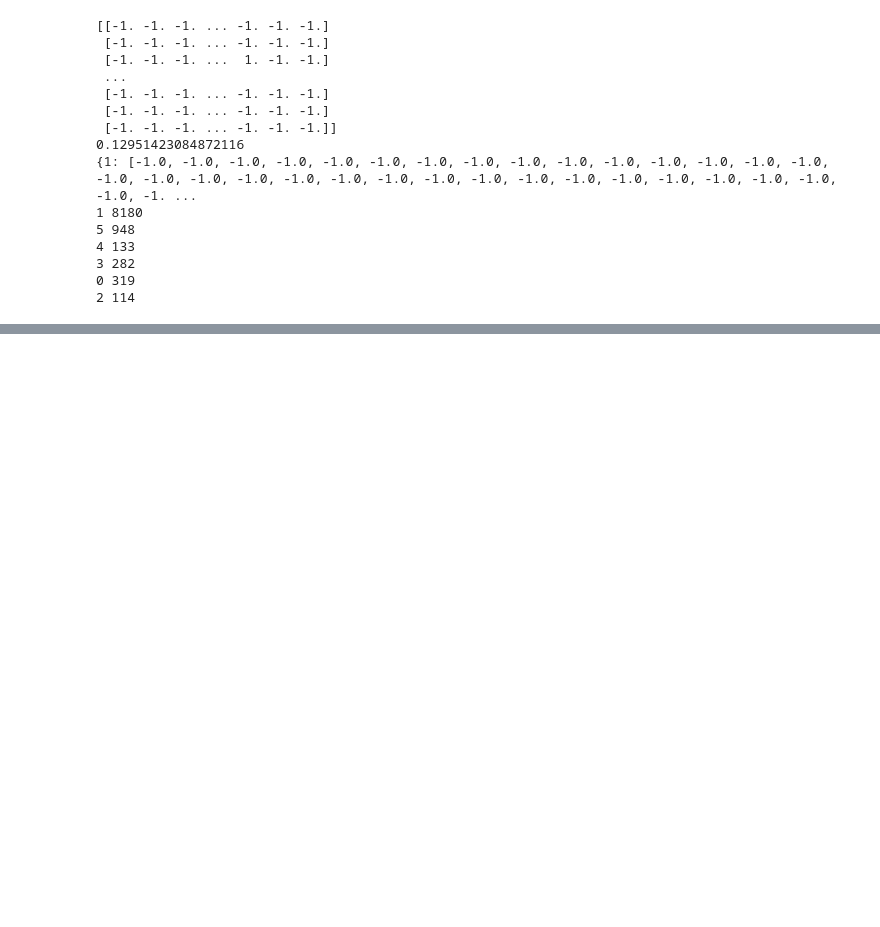
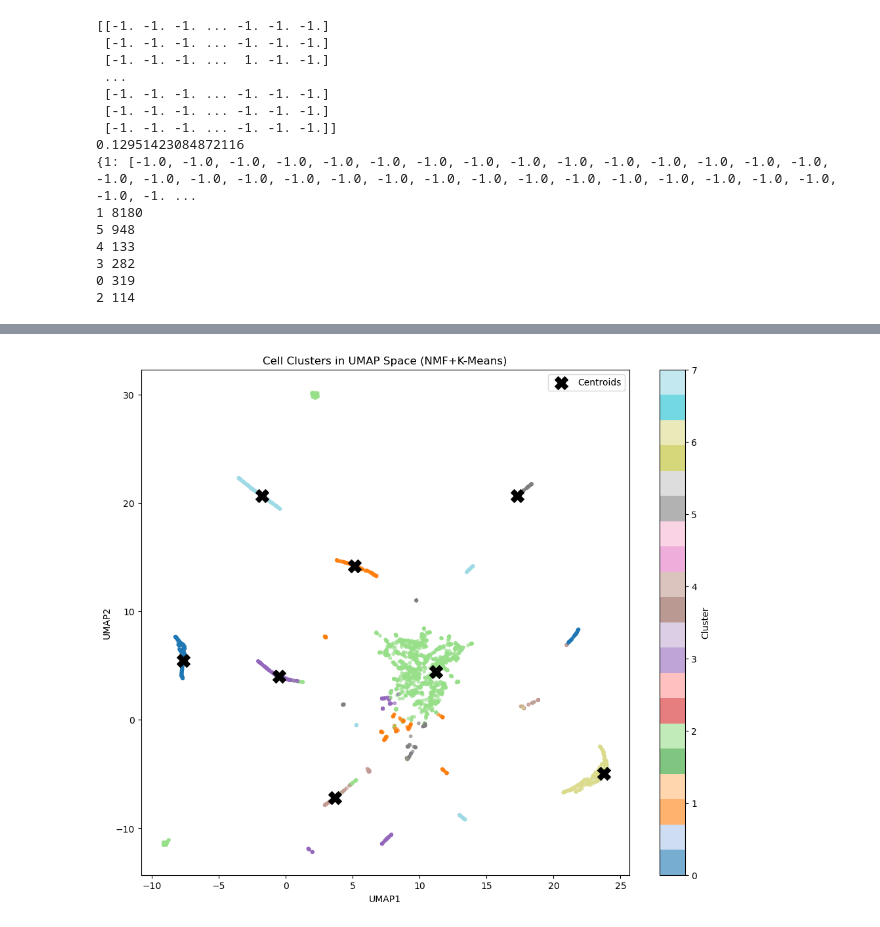
Before and after one commit to QunATCG/scMutrace, a Jupyter notebook: test.ipynb, the cells around one changed output, grey strips where cells are left out. Cells and saved outputs as stored; diff of their text form; code cells hidden in the pictures; blank space fills up the shorter version.

```diff
--- a/test.ipynb
+++ b/test.ipynb
@@ -101,0 +213,24 @@ for key in groups:
+# %%
+# UMAP降维
+reducer = umap.UMAP(metric='cosine', random_state=42)
+embedding = reducer.fit_transform(W)
+
+plt.figure(figsize=(12, 10))
+sc = plt.scatter(embedding[:, 0], embedding[:, 1],
+                c=clusters,
+                s=10,
+                cmap='tab20',
+                alpha=0.6)
+plt.colorbar(sc, label='Cluster')
+plt.title("Cell Clusters in UMAP Space (NMF+K-Means)")
+plt.xlabel("UMAP1")
+plt.ylabel("UMAP2")
+
+# 标记聚类中心
+centers_umap = reducer.transform(kmeans.cluster_centers_)
+plt.scatter(centers_umap[:, 0], centers_umap[:, 1],
+           marker='X', s=200, c='black', label='Centroids')
+plt.legend()
+plt.show()
+# %% [output]
+[figure, added]
```
Also changed, not shown: parts of 7 cells of this notebook.
